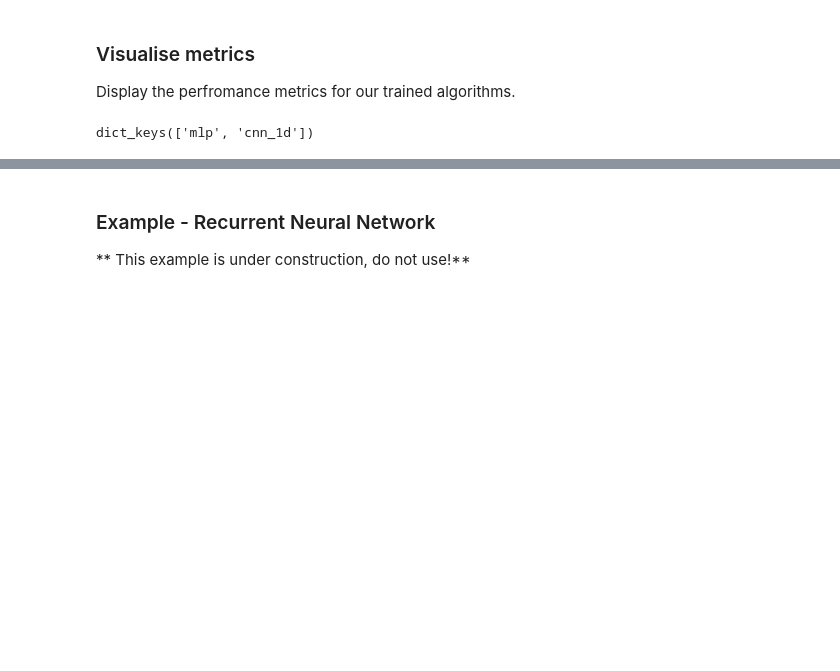
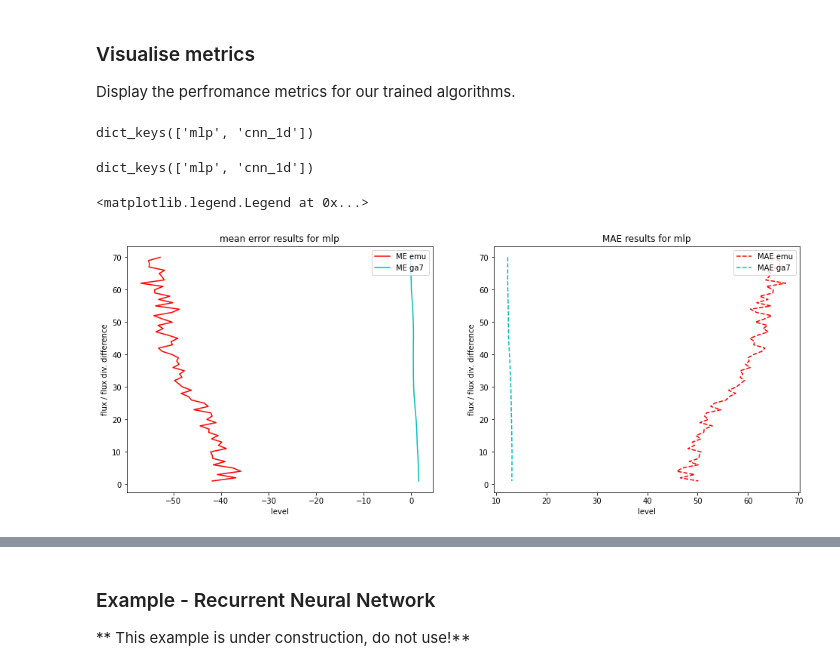
Before and after one commit to informatics-lab/ml_weather_tutorial, a Jupyter notebook: 03_algorithm_selection.ipynb, the cells around one changed output, grey strips where cells are left out. Saved outputs shown, nothing was run; the diff lists cells and outputs as text; code cells hidden in the pictures; blank space fills up the shorter version.

```diff
--- a/03_algorithm_selection.ipynb
+++ b/03_algorithm_selection.ipynb
@@ -698,3 +622,34 @@ yax = numpy.arange(1,len(metrics_dict['mlp']['me_p'][1:])+1)[::-1]
+# %%
+model_dict.keys()
+# %% [output]
+dict_keys(['mlp', 'cnn_1d'])
+# %%
+model_name = 'mlp'
+fig1 = matplotlib.pyplot.figure('compare_NN_results', figsize=(16,6))
+ax1 = fig1.add_subplot(1,2, 1 ,title=f'mean error results for {model_name}')
+ax1.plot(metrics_dict[model_name]['me_p'][1:],yax, '-r', label='ME emu')
+ax1.set_xlabel('level')
+ax1.set_ylabel('flux / flux div. difference')
+ax1.legend(loc='upper right')
+
+ax1.plot(metrics_dict[model_name]['me_ctl'][1:],yax, '-c', label='ME ga7')
+ax1.set_xlabel('level')
+ax1.set_ylabel('flux / flux div. difference')
+ax1.legend(loc='upper right')
+
+ax1 = fig1.add_subplot(1,2, 2, title=f'MAE results for {model_name}')
+ax1.plot(metrics_dict[model_name]['mae_p'][1:],yax, '--r', label='MAE emu')
+ax1.set_xlabel('level')
+ax1.set_ylabel('flux / flux div. difference')
+ax1.legend(loc='upper right')
+
+ax1.plot(metrics_dict[model_name]['mae_ctl'][1:],yax, '--c', label='MAE ga7')
+ax1.set_xlabel('level')
+ax1.set_ylabel('flux / flux div. difference')
+ax1.legend(loc='upper right')
+# %% [output]
+<matplotlib.legend.Legend at 0x...>
+[figure, added]
 # %%
 fig1 = matplotlib.pyplot.figure('compare_NN_results', figsize=(16,6))
 for ix1,model_name in enumerate(model_dict.keys()):
```
Also changed, not shown: parts of 29 cells of this notebook.
